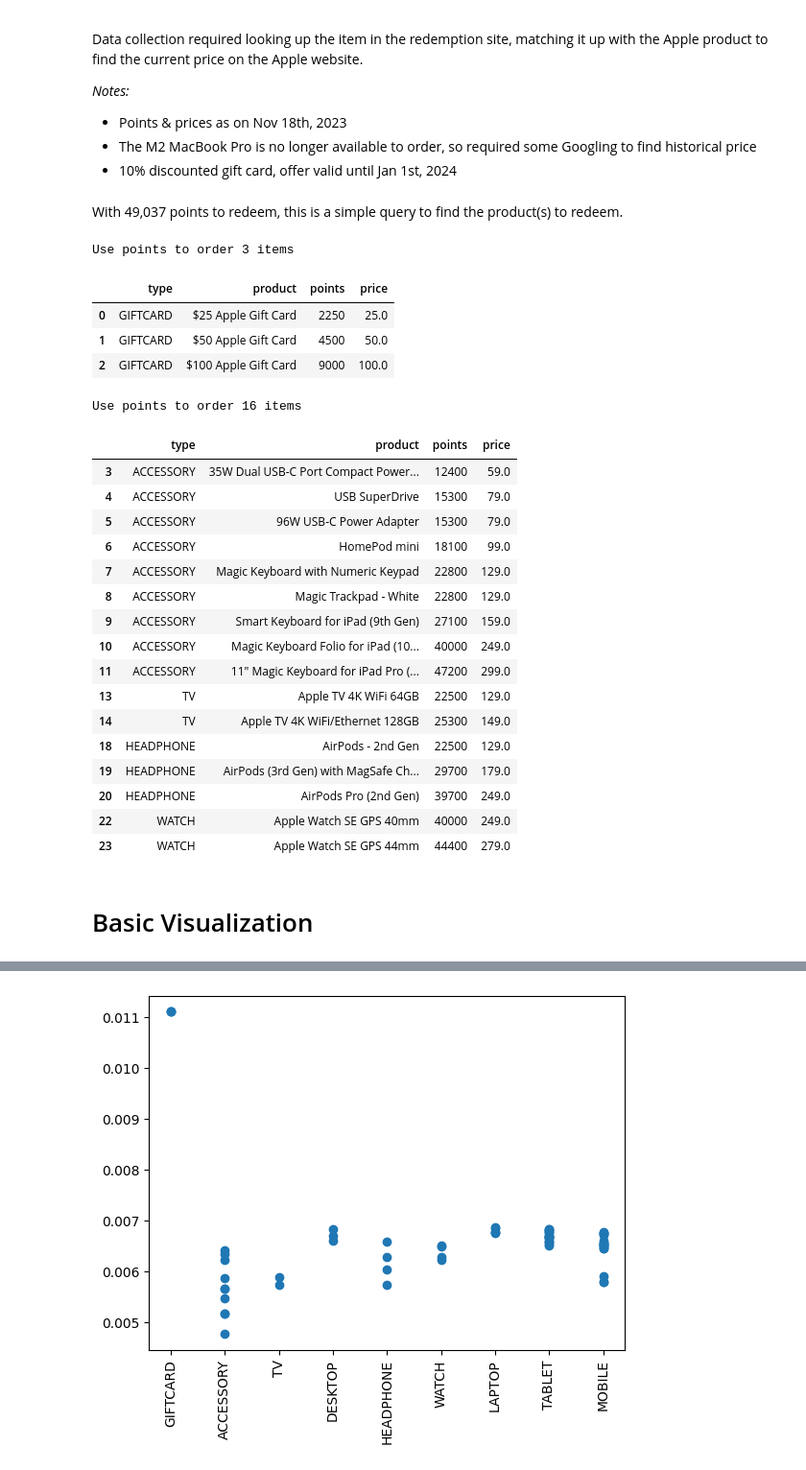
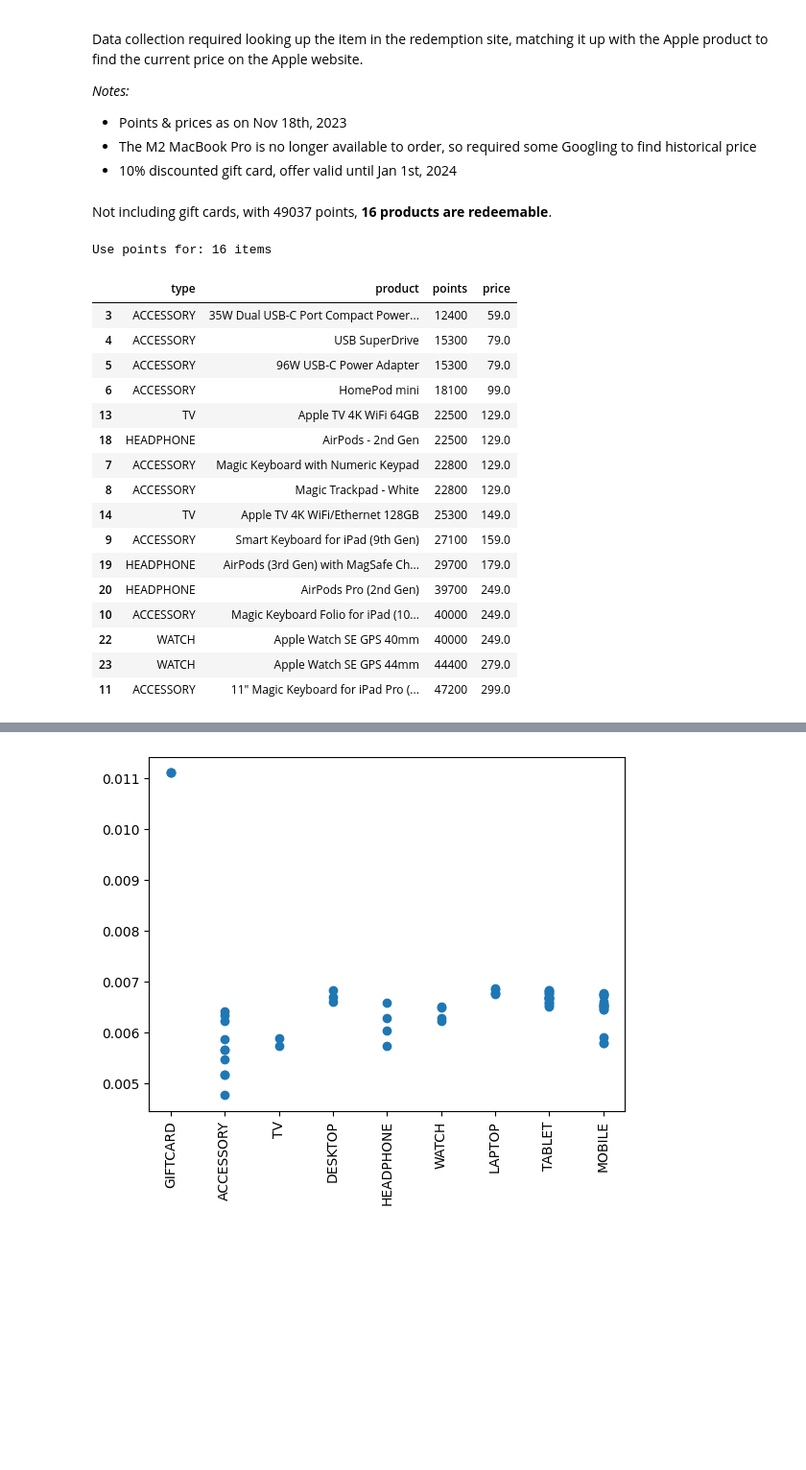
Before and after one commit to jayantbsai/points_redemption, a Jupyter notebook: analysis.ipynb, the cells around one changed output, grey strips where cells are left out. Shown at 96% size. Saved outputs shown, nothing was run; the diff lists cells and outputs as text; code cells hidden in the pictures; blank space fills up the shorter version.

Commit message:
Simplified analysis
Removed basic visualization/polyfit line

```diff
--- a/analysis.ipynb
+++ b/analysis.ipynb
@@ -23,44 +23,31 @@ Data collection required looking up the item in the redemption site, matching it
 # %%
 # load data from csv
 df = pd.read_csv('files/data.csv')
-# %% [markdown]
-With 49,037 points to redeem, this is a simple query to find the product(s) to redeem.
+# %% [markdown]
+Not including gift cards, with 49037 points, **16 products are redeemable**.
 # %%
-# find all eligible giftcards
-giftcard_list = df[:3]
-giftcard_list = giftcard_list[giftcard_list['points'] < 49037]
-print(f'Use points to order {len(giftcard_list)} items')
-giftcard_list
+# filter out gift cards
+points_list = df[3:]
+# find all eligible Apple products
+points_list = points_list[points_list['points'] < 49037]
+print(f'Use points for: {len(points_list)} items')
+points_list.sort_values(by=['points'])
 # %% [output]
-Use points to order 3 items
+Use points for: 16 items
 |  | type | product | points | price |
-| 0 | GIFTCARD | $25 Apple Gift Card | 2250 | 25.0 |
-| 1 | GIFTCARD | $50 Apple Gift Card | 4500 | 50.0 |
-| 2 | GIFTCARD | $100 Apple Gift Card | 9000 | 100.0 |
+| 3 | ACCESSORY | 35W Dual USB-C Port Compact Power... | 12400 | 59.0 |
+| 4 | ACCESSORY | USB SuperDrive | 15300 | 79.0 |
+| 5 | ACCESSORY | 96W USB-C Power Adapter | 15300 | 79.0 |
+| 6 | ACCESSORY | HomePod mini | 18100 | 99.0 |
+| 13 | TV | Apple TV 4K WiFi 64GB | 22500 | 129.0 |
+| 18 | HEADPHONE | AirPods - 2nd Gen | 22500 | 129.0 |
+| 7 | ACCESSORY | Magic Keyboard with Numeric Keypad | 22800 | 129.0 |
+| 8 | ACCESSORY | Magic Trackpad - White | 22800 | 129.0 |
+| 14 | TV | Apple TV 4K WiFi/Ethernet 128GB | 25300 | 149.0 |
+| 9 | ACCESSORY | Smart Keyboard for iPad (9th Gen) | 27100 | 159.0 |
+| 19 | HEADPHONE | AirPods (3rd Gen) with MagSafe Ch... | 29700 | 179.0 |
+| 20 | HEADPHONE | AirPods Pro (2nd Gen) | 39700 | 249.0 |
+| 10 | ACCESSORY | Magic Keyboard Folio for iPad (10... | 40000 | 249.0 |
+| 22 | WATCH | Apple Watch SE GPS 40mm | 40000 | 249.0 |
+| 23 | WATCH | Apple Watch SE GPS 44mm | 44400 | 279.0 |
+| 11 | ACCESSORY | 11" Magic Keyboard for iPad Pro (... | 47200 | 299.0 |
-# %%
-# find all eligible Apple products, minus gift cards
-points_list = df[3:]
-points_list = points_list[points_list['points'] < 49037]
-print(f'Use points to order {len(points_list)} items')
-points_list
-# %% [output]
-Use points to order 16 items
-|  | type | product | points | price |
-| 3 | ACCESSORY | 35W Dual USB-C Port Compact Power... | 12400 | 59.0 |
-| 4 | ACCESSORY | USB SuperDrive | 15300 | 79.0 |
-| 5 | ACCESSORY | 96W USB-C Power Adapter | 15300 | 79.0 |
-| 6 | ACCESSORY | HomePod mini | 18100 | 99.0 |
-| 7 | ACCESSORY | Magic Keyboard with Numeric Keypad | 22800 | 129.0 |
-| 8 | ACCESSORY | Magic Trackpad - White | 22800 | 129.0 |
-| 9 | ACCESSORY | Smart Keyboard for iPad (9th Gen) | 27100 | 159.0 |
-| 10 | ACCESSORY | Magic Keyboard Folio for iPad (10... | 40000 | 249.0 |
-| 11 | ACCESSORY | 11" Magic Keyboard for iPad Pro (... | 47200 | 299.0 |
-| 13 | TV | Apple TV 4K WiFi 64GB | 22500 | 129.0 |
-| 14 | TV | Apple TV 4K WiFi/Ethernet 128GB | 25300 | 149.0 |
-| 18 | HEADPHONE | AirPods - 2nd Gen | 22500 | 129.0 |
-| 19 | HEADPHONE | AirPods (3rd Gen) with MagSafe Ch... | 29700 | 179.0 |
-| 20 | HEADPHONE | AirPods Pro (2nd Gen) | 39700 | 249.0 |
-| 22 | WATCH | Apple Watch SE GPS 40mm | 40000 | 249.0 |
-| 23 | WATCH | Apple Watch SE GPS 44mm | 44400 | 279.0 |
-# %% [markdown]
-# Basic Visualization
```
Also changed, not shown: parts of 6 cells of this notebook.
